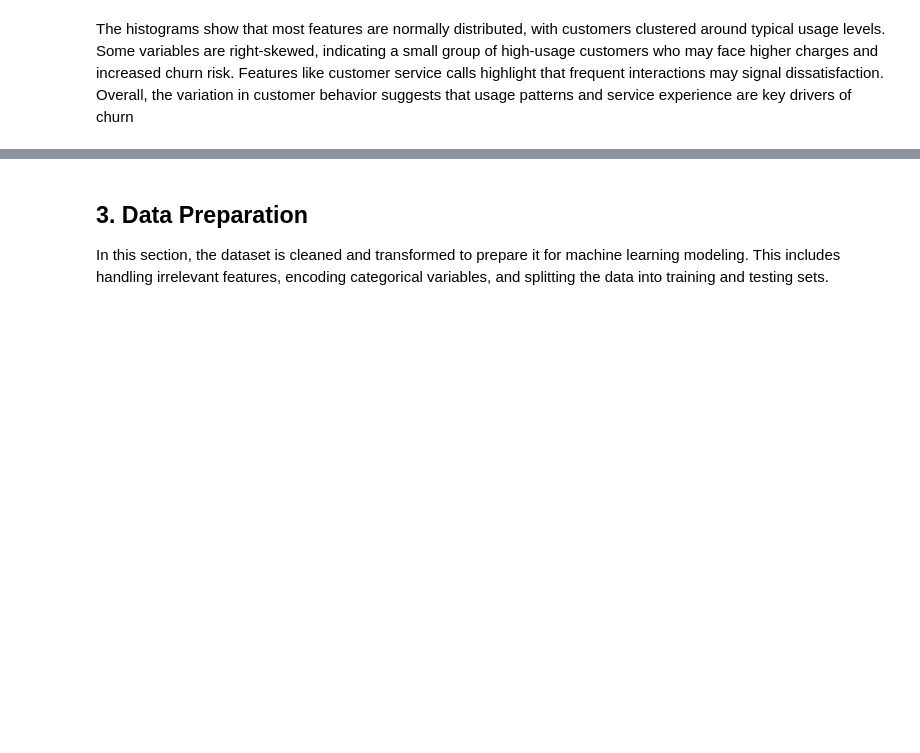
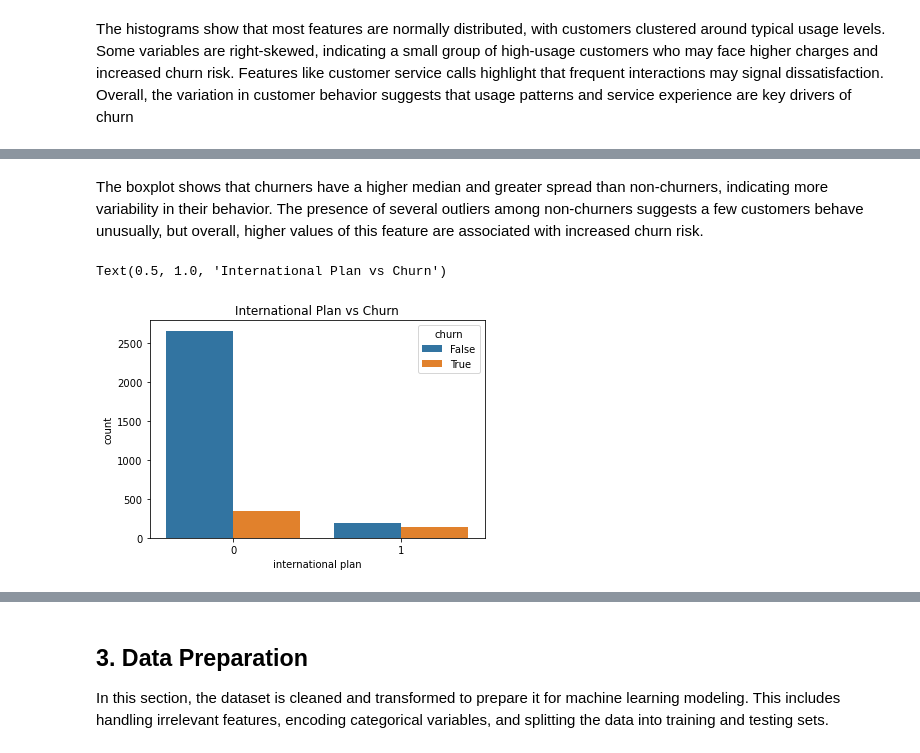
Before and after one commit to byegond-beep/Predicting-Customer-Churn-at-SyriaTel-Using-Machine-Learning, a Jupyter notebook: SyrialTel _Churn_Prediction.ipynb, the cells around one changed output, grey strips where cells are left out. Saved outputs shown, nothing was run; the diff lists cells and outputs as text; code cells hidden in the pictures; blank space fills up the shorter version.

```diff
--- a/SyrialTel _Churn_Prediction.ipynb
+++ b/SyrialTel _Churn_Prediction.ipynb
@@ -183,0 +202,8 @@ The dataset is imbalanced, with more non-churners than churners. This is likely
+# %% [markdown]
+The boxplot shows that churners have a higher median and greater spread than non-churners, indicating more variability in their behavior. The presence of several outliers among non-churners suggests a few customers behave unusually, but overall, higher values of this feature are associated with increased churn risk.
+# %%
+sns.countplot(x='international plan', hue='churn', data=df)
+plt.title('International Plan vs Churn')
+# %% [output]
+Text(0.5, 1.0, 'International Plan vs Churn')
+[figure, added]
```
Also changed, not shown: parts of 19 cells of this notebook.
